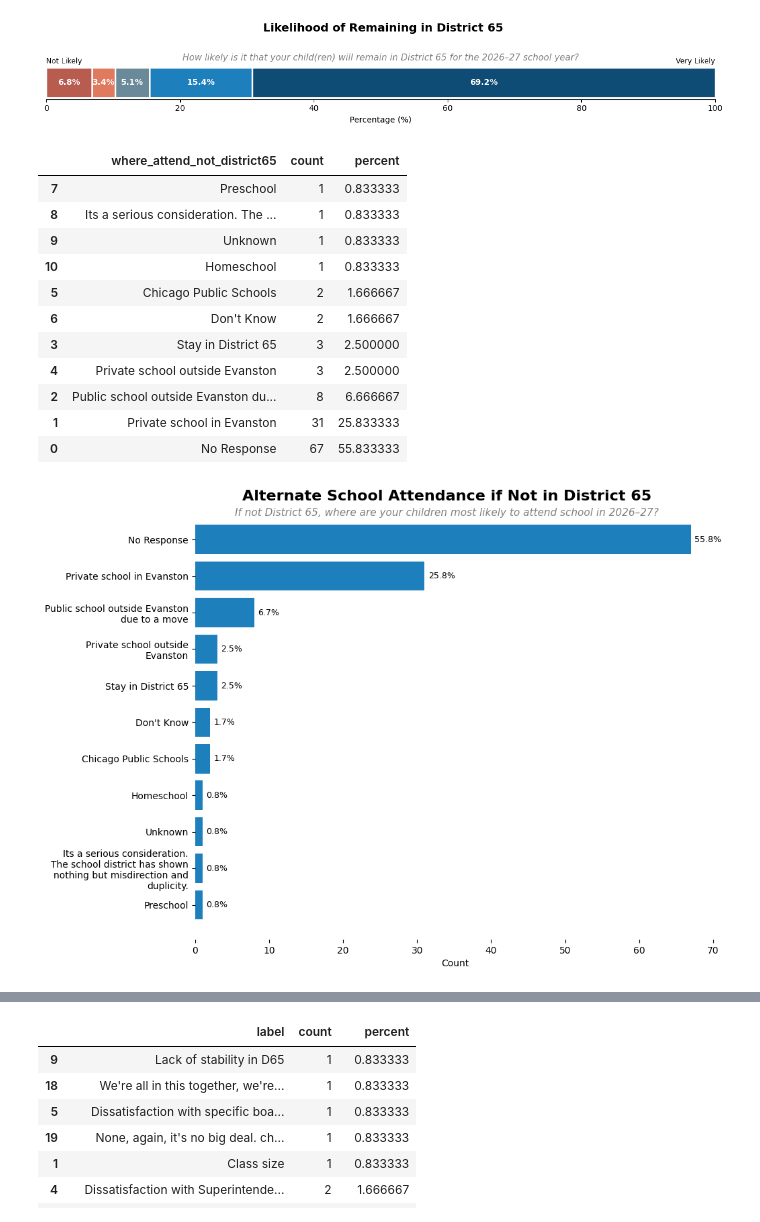
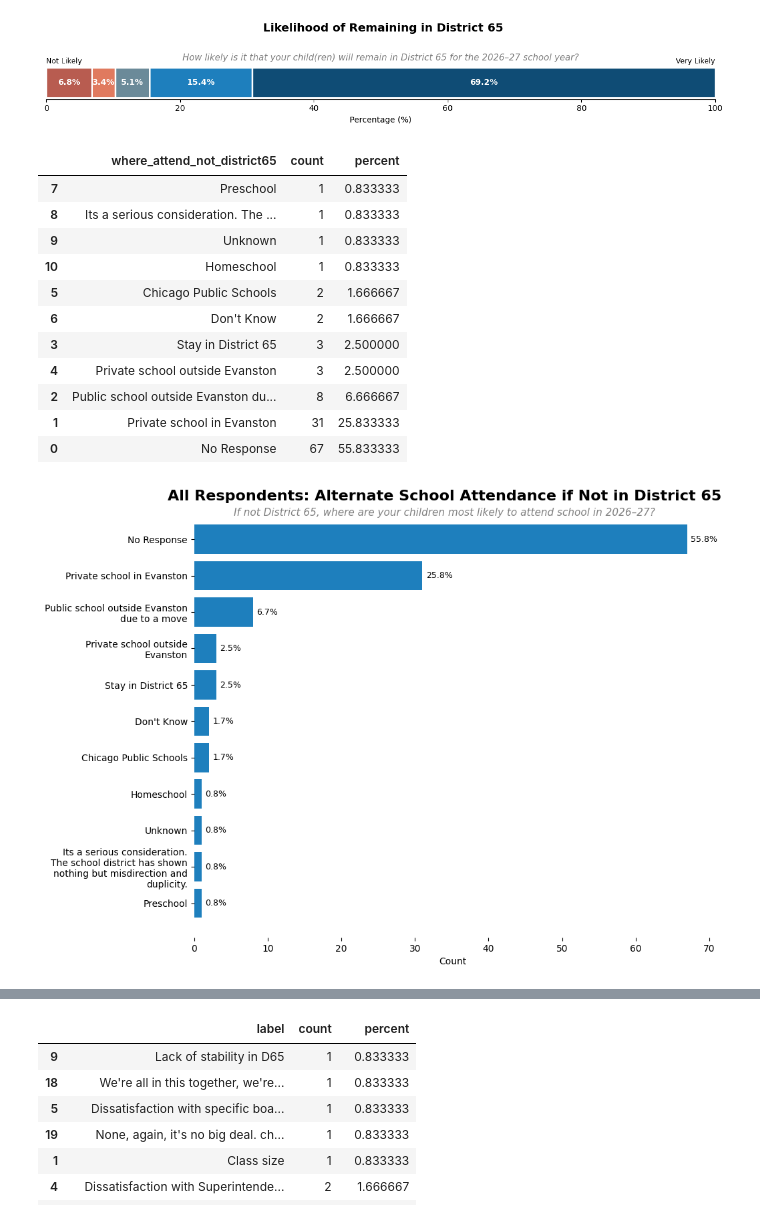
Before and after one commit to d65-legionofnerds/d65-legionofnerds.github.io, a Jupyter notebook: dataanalysis/kingsley_closure_survey.ipynb, the cells around one changed output, grey strips where cells are left out. Cells and saved outputs as stored; diff of their text form; code cells hidden in the pictures.

```diff
--- a/dataanalysis/kingsley_closure_survey.ipynb
+++ b/dataanalysis/kingsley_closure_survey.ipynb
@@ -251,7 +249,7 @@ def counts_pcts(df, column_name, dropna=False):
 
     return result_df
 
-def horizontal_bar_plot(plot_df, column_name, title, subtitle='', big_labels=False, subt_y = 0.9, subplot_adj_top=None):
+def horizontal_bar_plot(plot_df, column_name, title, subtitle='', big_labels=False, subt_y = 0.9, subplot_adj_top=None, filename=''):
 
     fig_height = 6  # default height
     if big_labels:
@@ -292,10 +290,14 @@ def horizontal_bar_plot(plot_df, column_name, title, subtitle='', big_labels=Fal
 
     if not subplot_adj_top:
         plt.tight_layout()
+
+    if filename:
+        plt.savefig(f'assets/kingsley_survey/{filename}.png')
+
     plt.show()
 
 
-def counts_pcts_plot(df, column_name, title, subtitle='', big_labels=False, subt_y=0.9, subplot_adj_top=None):
+def counts_pcts_plot(df, column_name, title, subtitle='', big_labels=False, subt_y=0.9, subplot_adj_top=None, filename=''):
 
     plot_df = counts_pcts(df, column_name)
     plot_df = plot_df.sort_values(by='count', ascending=True)
@@ -305,7 +307,7 @@ def counts_pcts_plot(df, column_name, title, subtitle='', big_labels=False, subt
 
     display(plot_df)
 
-    horizontal_bar_plot(plot_df, column_name, title, subtitle, big_labels, subt_y, subplot_adj_top)
+    horizontal_bar_plot(plot_df, column_name, title, subtitle, big_labels, subt_y, subplot_adj_top, filename)
 # %% [markdown]
 ## Multi Select
 # %%
@@ -697,25 +712,26 @@ likert_stacked_bar(survey_df, 'likely_remain_district65',
 # %%
 # where_attend_not_district65
 counts_pcts_plot(survey_df, 'where_attend_not_district65',
-                 title='Alternate School Attendance if Not in District 65',
+                 title='All Respondents: Alternate School Attendance if Not in District 65',
                  subtitle='If not District 65, where are your children most likely to attend school in 2026–27?',
                  big_labels=True,
                  subt_y=0.93,
-                 subplot_adj_top=0.95)
+                 subplot_adj_top=0.95,
+                 filename='attend_not_d65')
 # %% [output]
 |  | where_attend_not_district65 | count | percent |
 | 7 | Preschool | 1 | 0.833333 |
 | 8 | Its a serious consideration. The ... | 1 | 0.833333 |
 | 9 | Unknown | 1 | 0.833333 |
 | 10 | Homeschool | 1 | 0.833333 |
 | 5 | Chicago Public Schools | 2 | 1.666667 |
 | 6 | Don't Know | 2 | 1.666667 |
 | 3 | Stay in District 65 | 3 | 2.500000 |
 | 4 | Private school outside Evanston | 3 | 2.500000 |
 | 2 | Public school outside Evanston du... | 8 | 6.666667 |
 | 1 | Private school in Evanston | 31 | 25.833333 |
 | 0 | No Response | 67 | 55.833333 |
-[figure, old version]
+[figure, new version]
 # %%
 counts_pcts_plot(survey_df[survey_df['likely_remain_district65'].isin([1,2])],
                  'where_attend_not_district65',
```
Also changed, not shown: parts of 16 cells of this notebook, 15 other files.
